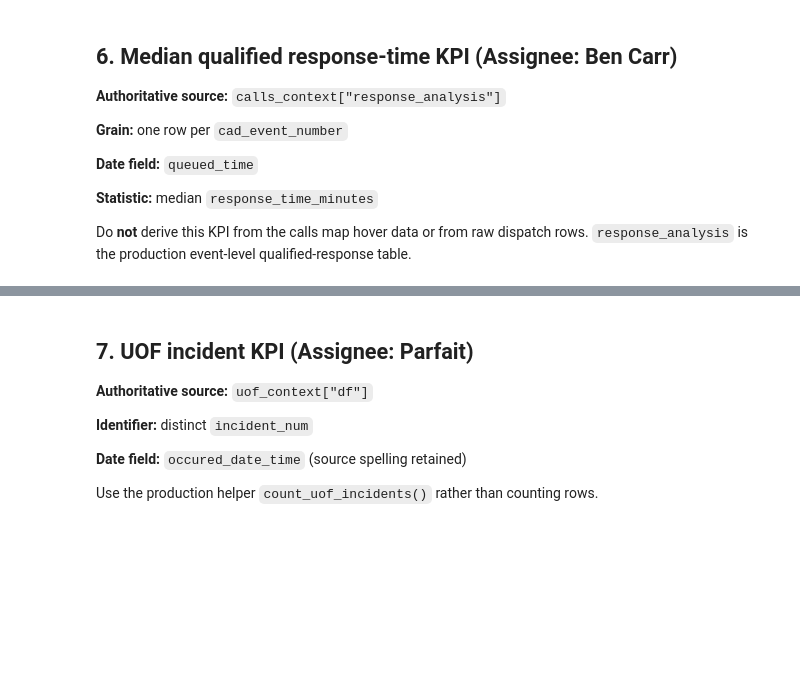
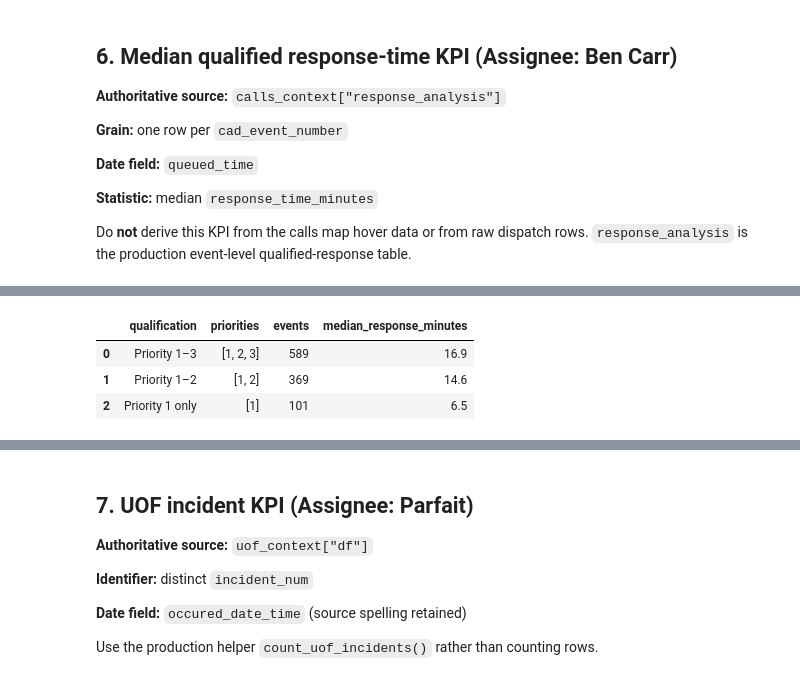
Before and after one commit to benji-carr/Seattle-Area-Public-Safety-Dashboard, a Jupyter notebook: notebooks/v1_1_figure_workbook.ipynb, the cells around one changed output, grey strips where cells are left out. Cells and saved outputs as stored; diff of their text form; code cells hidden in the pictures; blank space fills up the shorter version.

```diff
--- a/notebooks/v1_1_figure_workbook.ipynb
+++ b/notebooks/v1_1_figure_workbook.ipynb
@@ -1168,0 +1229,12 @@ np.float64(11.358333333333334)
+# %%
+priority_comparison.assign(
+    median_response_minutes=lambda df: (
+        df["median_response_minutes"]
+        .round(1)
+    )
+)
+# %% [output]
+|  | qualification | priorities | events | median_response_minutes |
+| 0 | Priority 1–3 | [1, 2, 3] | 589 | 16.9 |
+| 1 | Priority 1–2 | [1, 2] | 369 | 14.6 |
+| 2 | Priority 1 only | [1] | 101 | 6.5 |
```
Also changed, not shown: parts of 24 cells of this notebook.
